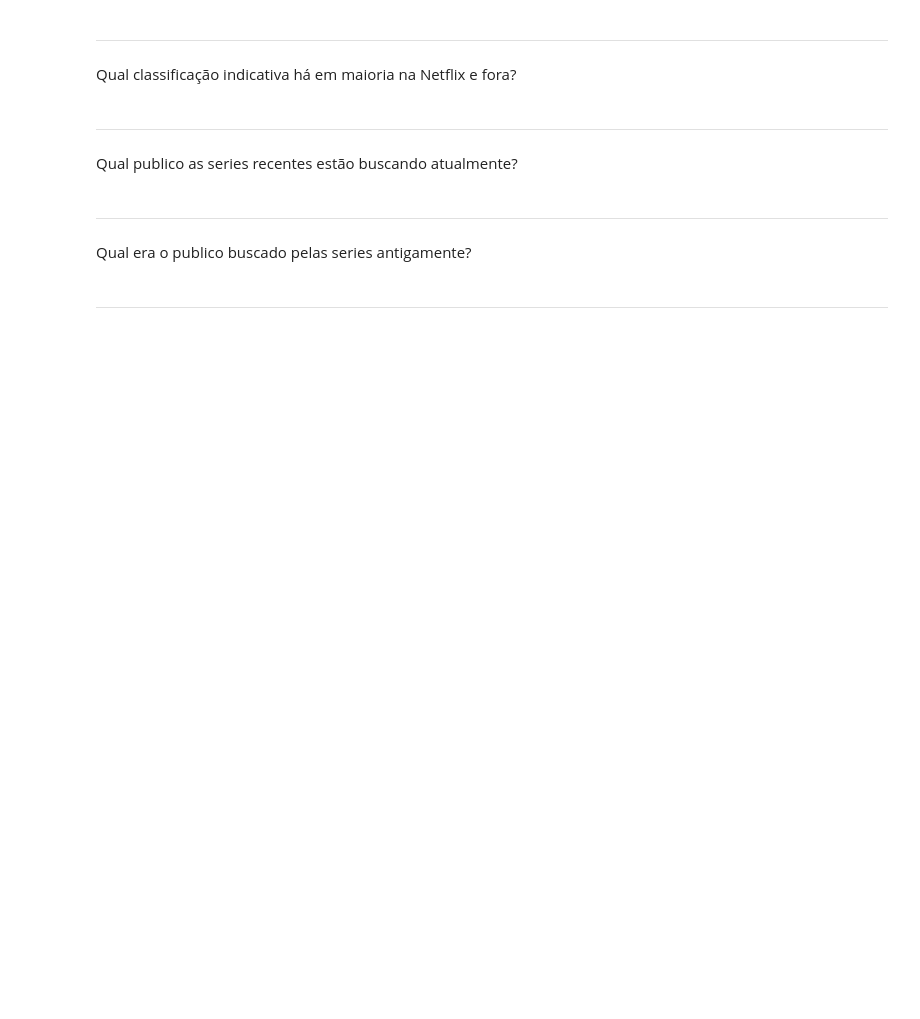
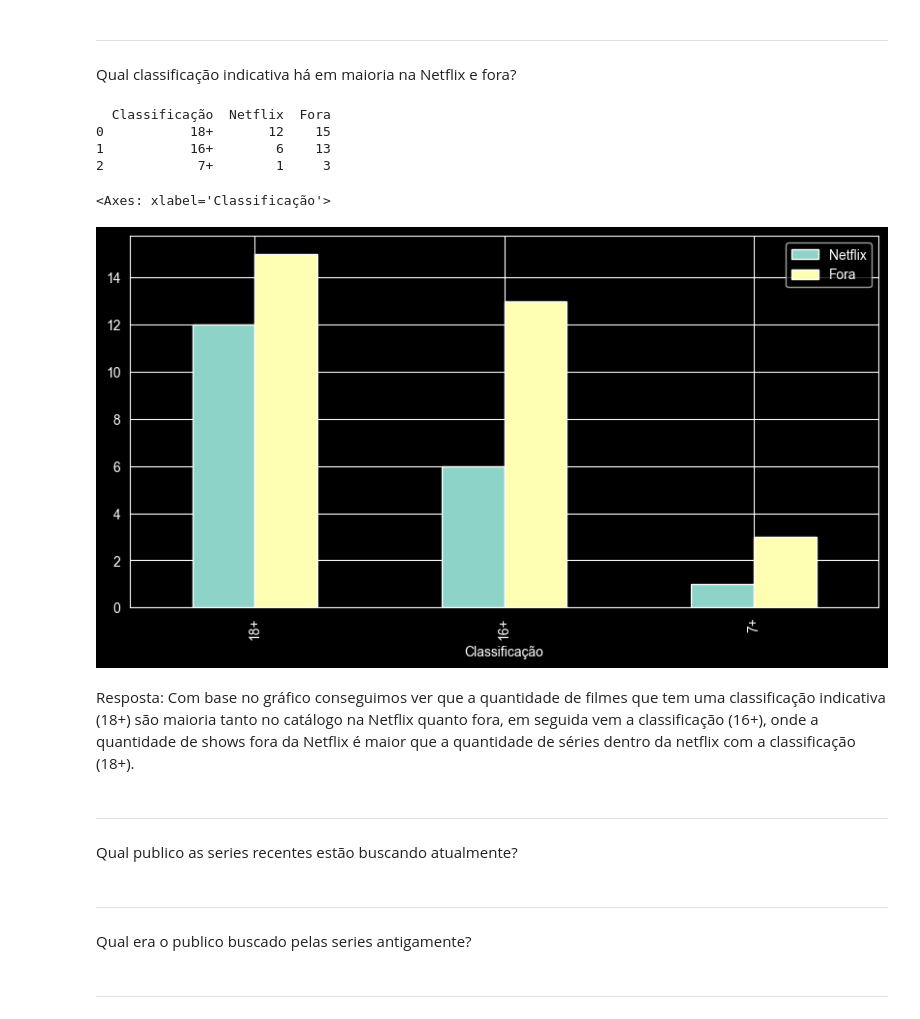
Before and after one commit to Matheus0208/projeto-analise-netflix, a Jupyter notebook: analisetvshows.ipynb, the cells around one changed output. Drawn from its saved outputs; the diff is of its cells as text; code cells hidden in the pictures; blank space fills up the shorter version.

Commit message:
Respondendo a pergunta de numero 8, com plot e com dois eixos(y)

```diff
--- a/analisetvshows.ipynb
+++ b/analisetvshows.ipynb
@@ -212,6 +212,33 @@ Das series piores avaliadas, quantas estão na Netflix?
 ---
 # %% [markdown]
 Qual classificação indicativa há em maioria na Netflix e fora?
+# %%
+adultosNetflix = ((shows['Rating'] == '18+') & (shows['Netflix'] == 1)).sum()
+teensNetflix = ((shows['Rating'] == '16+') & (shows['Netflix'] == 1)).sum()
+kidsNetflix = ((shows['Rating'] == '7+') & (shows['Netflix'] == 1)).sum()
+
+adultosFora = ((shows['Rating'] == '18+') & (shows['Netflix'] == 0)).sum()
+teensFora = ((shows['Rating'] == '16+') & (shows['Netflix'] == 0)).sum()
+kidsFora = ((shows['Rating'] == '7+') & (shows['Netflix'] == 0)).sum()
+
+data = {
+    'Classificação':'18+ 16+ 7+'.split(),
+    'Netflix':[adultosNetflix, teensNetflix, kidsNetflix],
+    'Fora':[adultosFora, teensFora, kidsFora]
+}
+df = pd.DataFrame(data)
+print(df)
+
+df.plot(x='Classificação', y=['Netflix','Fora'], figsize=(10, 5), kind='bar')
+# %% [output]
+  Classificação  Netflix  Fora
+0           18+       12    15
+1           16+        6    13
+2            7+        1     3
+<Axes: xlabel='Classificação'>
+[figure, added]
+# %% [markdown]
+Resposta: Com base no gráfico conseguimos ver que a quantidade de filmes que tem uma classificação indicativa (18+) são maioria tanto no catálogo na Netflix quanto fora, em seguida vem a classificação (16+), onde a quantidade de shows fora da Netflix é maior que a quantidade de séries dentro da netflix com a classificação (18+).
 # %% [markdown]
 ---
 # %% [markdown]
```
Also changed, not shown: parts of 2 cells of this notebook.
